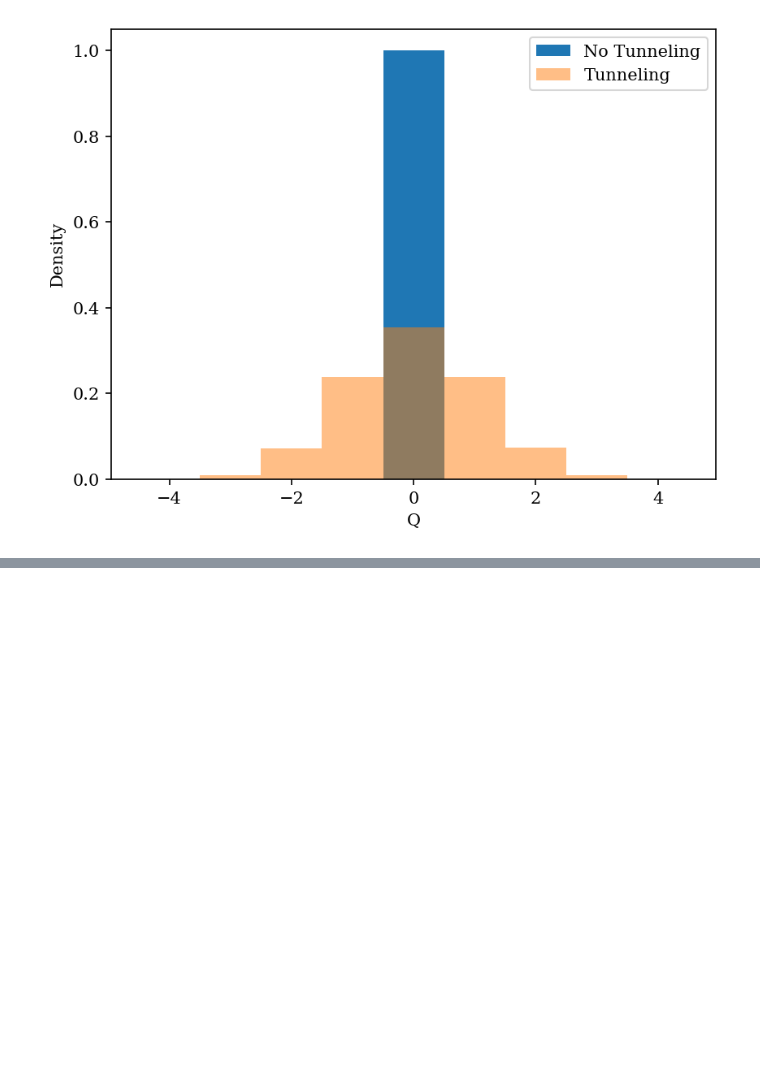
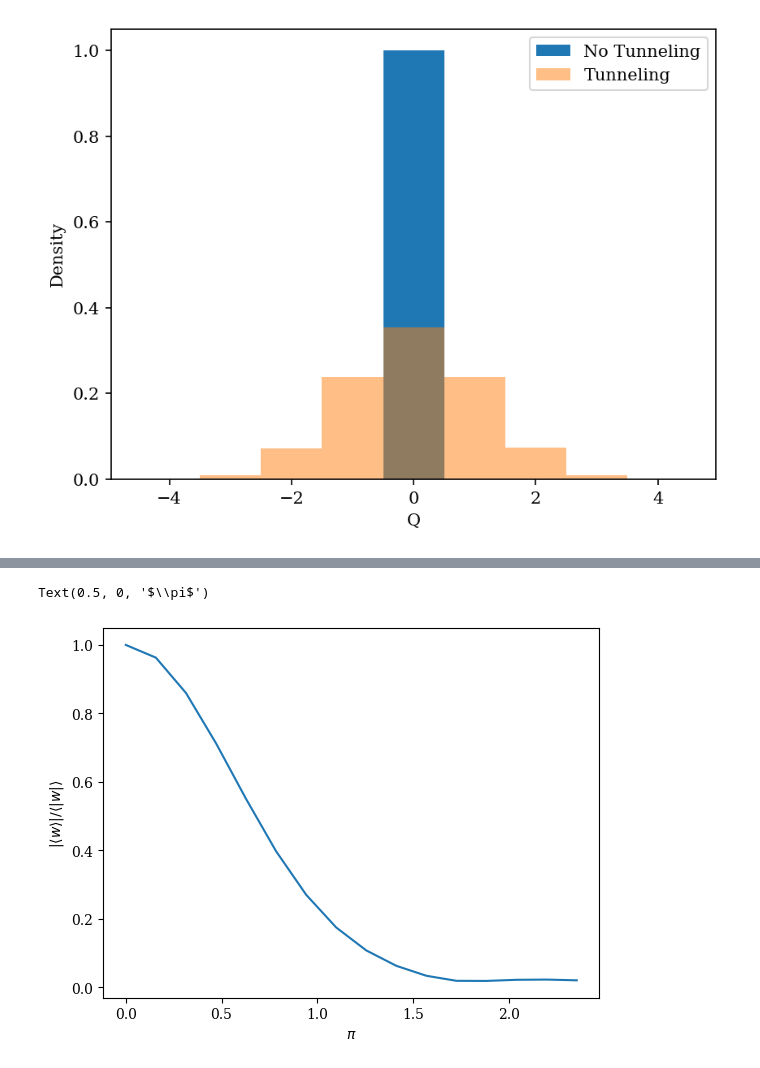
Before and after one commit to wurdahl/schwingerModel, a Jupyter notebook: topoCharge.ipynb, the cells around one changed output, grey strips where cells are left out. Cells and saved outputs as stored; diff of their text form; code cells hidden in the pictures; blank space fills up the shorter version.

```diff
--- a/topoCharge.ipynb
+++ b/topoCharge.ipynb
@@ -115,0 +124,27 @@ plt.ylim([1e-6, 2e0])
+# %%
+with h5py.File(path, 'r') as f:
+    Qs = np.array([sim.topology.getTopoQ(f[f"cfg{i:05d}"]['links'][:])
+                   for i in meta.configIndices])
+# %%
+thetas = np.linspace(0,3/4*np.pi,16)
+weights = np.exp(1j*thetas[:,np.newaxis]*Qs)
+
+
+gevpTi = 1
+
+validity = np.abs(np.mean(weights,axis=1))
+
+pionMassTheta = Parallel(n_jobs=-1)(delayed(sim.GEVP.bootstrapEnsemble)(pionCorrels, weights=weights[i],
+                                              reduce=sim.GEVP.massReduce(ti=gevpTi, shift=1,
+                                              fitT=[2,6], withAmp=True)) for i in range(len(weights)))
+
+etaMassTheta = Parallel(n_jobs=-1)(delayed(sim.GEVP.bootstrapEnsemble)(etaCorrels, weights=weights[i],
+                                              reduce=sim.GEVP.massReduce(ti=gevpTi, shift=1,
+                                              fitT=[2,6], withAmp=True)) for i in range(len(weights)))
+# %%
+plt.plot(thetas,validity)
+plt.ylabel(r"$|\langle w \rangle|/\langle |w| \rangle$")
+plt.xlabel(r"$\pi$")
+# %% [output]
+Text(0.5, 0, '$\\pi$')
+[figure, added]
```
Also changed, not shown: parts of 10 cells of this notebook, 4 other files.
